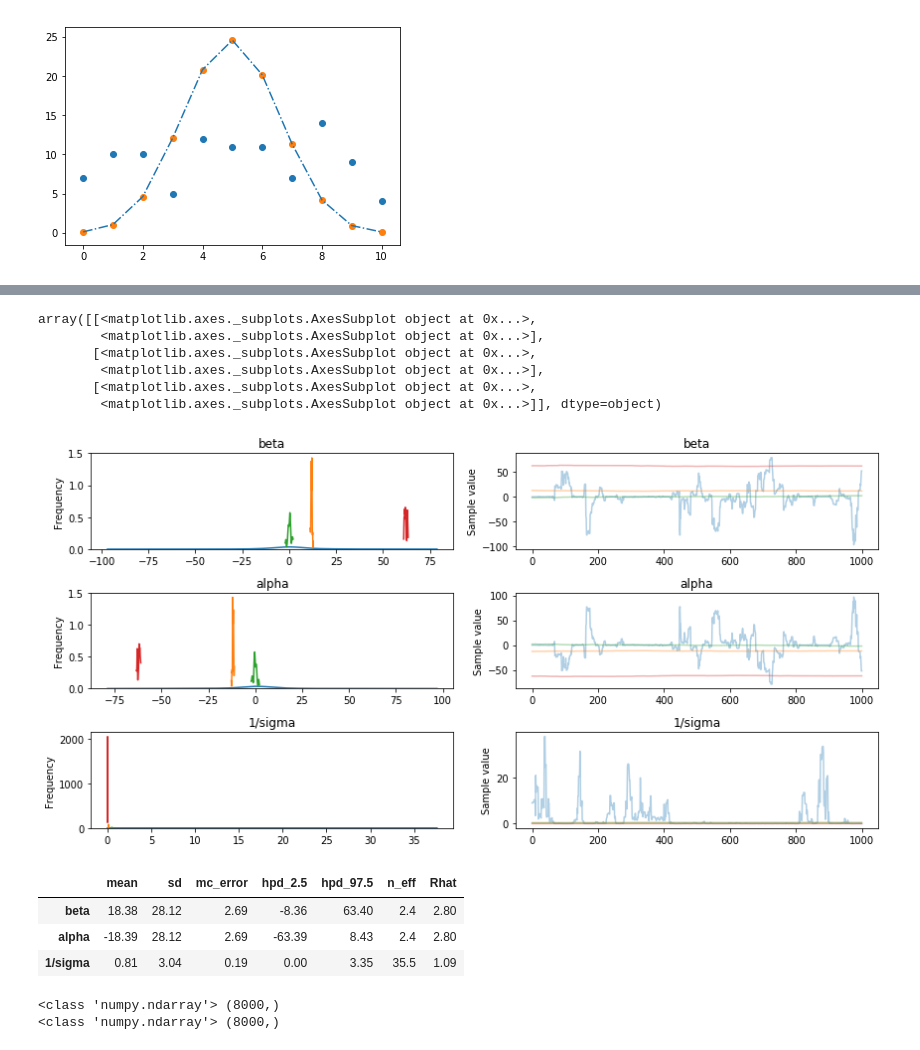
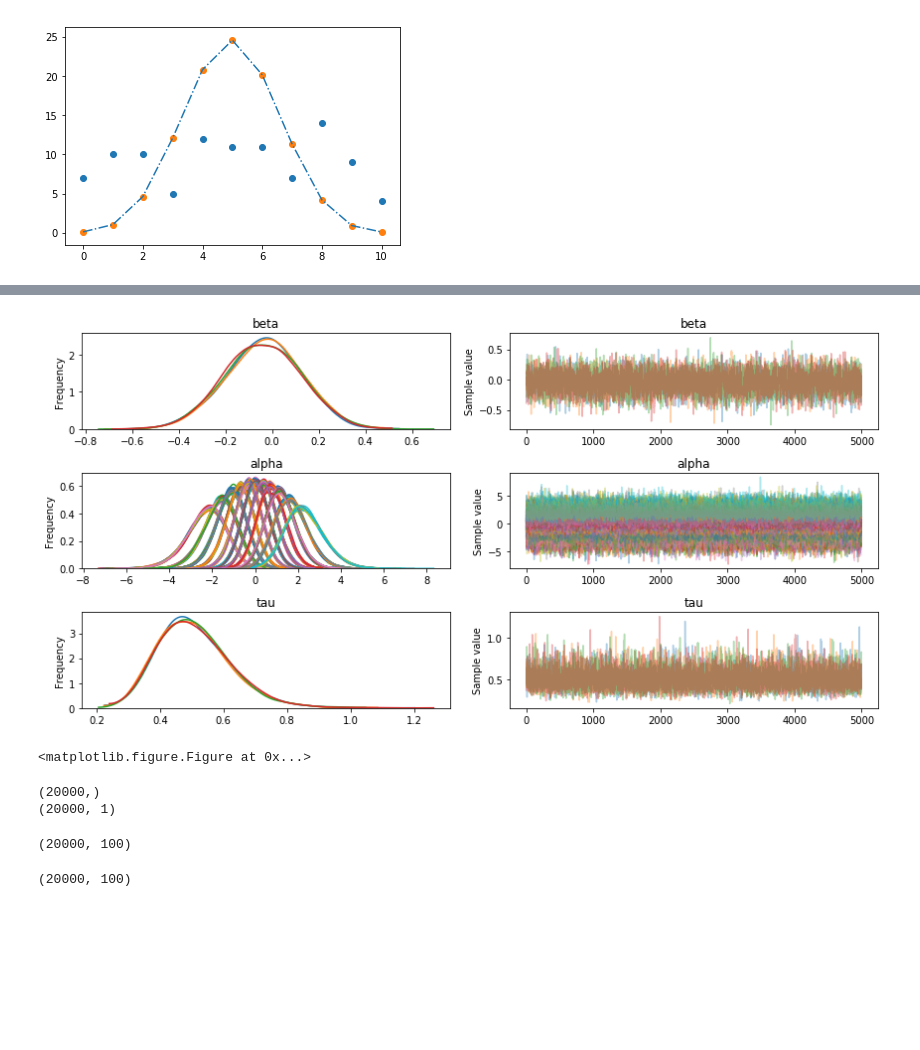
Before and after one commit to seiya-kumada/cct_blog, a Jupyter notebook: pymc3/sample_0.ipynb, the cells around one changed output, grey strips where cells are left out. Cells and saved outputs as stored; diff of their text form; code cells hidden in the pictures; blank space fills up the shorter version.

```diff
--- a/pymc3/sample_0.ipynb
+++ b/pymc3/sample_0.ipynb
@@ -84,13 +84,14 @@ plt.show()
 # %%
 model = pm.Model()
 with model:
-    beta = pm.Normal('beta', mu=0, sd=100)
-    sigma = 1 / pm.Gamma('1/sigma', alpha=1.0e-02, beta=1.0e-02)
-    alpha = pm.Normal('alpha', mu=0, sd=sigma)
+    beta = pm.Normal('beta', mu=0, tau=1.0e-2)
+    tau = pm.Gamma('tau', alpha=1.0e-02, beta=1.0e-02)
+    alpha = pm.Normal('alpha', mu=0, tau=tau , shape=len(ys))
     ymu = pm.math.sigmoid(beta + alpha)
     y = pm.Binomial('y', n=10, p=ymu, observed=ys)
     start = pm.find_MAP()
     step = pm.NUTS()
-    trace = pm.sample(1000, step=step, start=start)
+    trace = pm.sample(5000, start=start, step=step)
+alpha.shape
 # %% [output]
 Multiprocess sampling (4 chains in 4 jobs)
@@ -108,30 +100,28 @@ The estimated number of effective samples is smaller than 200 for some parameter
 # %%
 pm.traceplot(trace)
+plt.figure(figsize=(10, 20))
+plt.show()
 # %% [output]
+[figure, new version]
-array([[<matplotlib.axes._subplots.AxesSubplot object at 0x...>,
-        <matplotlib.axes._subplots.AxesSubplot object at 0x...>],
-       [<matplotlib.axes._subplots.AxesSubplot object at 0x...>,
-        <matplotlib.axes._subplots.AxesSubplot object at 0x...>],
-       [<matplotlib.axes._subplots.AxesSubplot object at 0x...>,
-        <matplotlib.axes._subplots.AxesSubplot object at 0x...>]], dtype=object)
+<matplotlib.figure.Figure at 0x...>
-[figure, old version]
-# %%
-pm.summary(trace).round(2)
-# %% [output]
-|  | mean | sd | mc_error | hpd_2.5 | hpd_97.5 | n_eff | Rhat |
-| beta | 18.38 | 28.12 | 2.69 | -8.36 | 63.40 | 2.4 | 2.80 |
-| alpha | -18.39 | 28.12 | 2.69 | -63.39 | 8.43 | 2.4 | 2.80 |
-| 1/sigma | 0.81 | 3.04 | 0.19 | 0.00 | 3.35 | 35.5 | 1.09 |
 # %%
 beta_samples = trace['beta'][:]
-print(type(beta_samples), beta_samples.shape)
-alpha_samples = trace['alpha'][:]
-print(type(alpha_samples), alpha_samples.shape)
+print(beta_samples.shape)
+beta_samples = beta_samples.reshape(-1, 1)
+print(beta_samples.shape)
 # %% [output]
-<class 'numpy.ndarray'> (8000,)
-<class 'numpy.ndarray'> (8000,)
+(20000,)
+(20000, 1)
+# %%
+alpha_samples = trace['alpha'][:]
+alpha_samples.shape
+# %% [output]
+(20000, 100)
 # %%
 def sigmoid(x):
     return 1.0 / (1.0 + np.exp(-x))
 # %%
 q_samples = sigmoid(beta_samples + alpha_samples)
+q_samples.shape
+# %% [output]
+(20000, 100)
```
Also changed, not shown: parts of 16 cells of this notebook.
